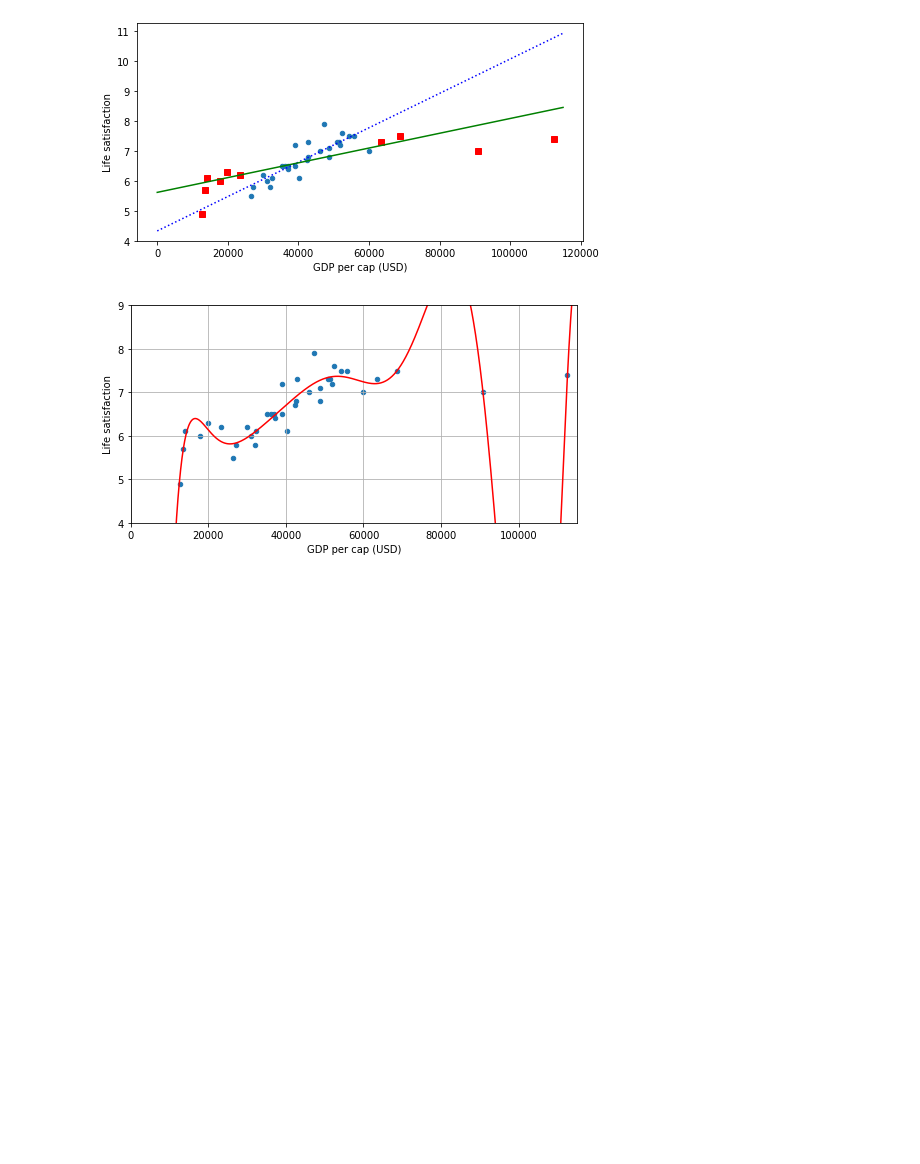
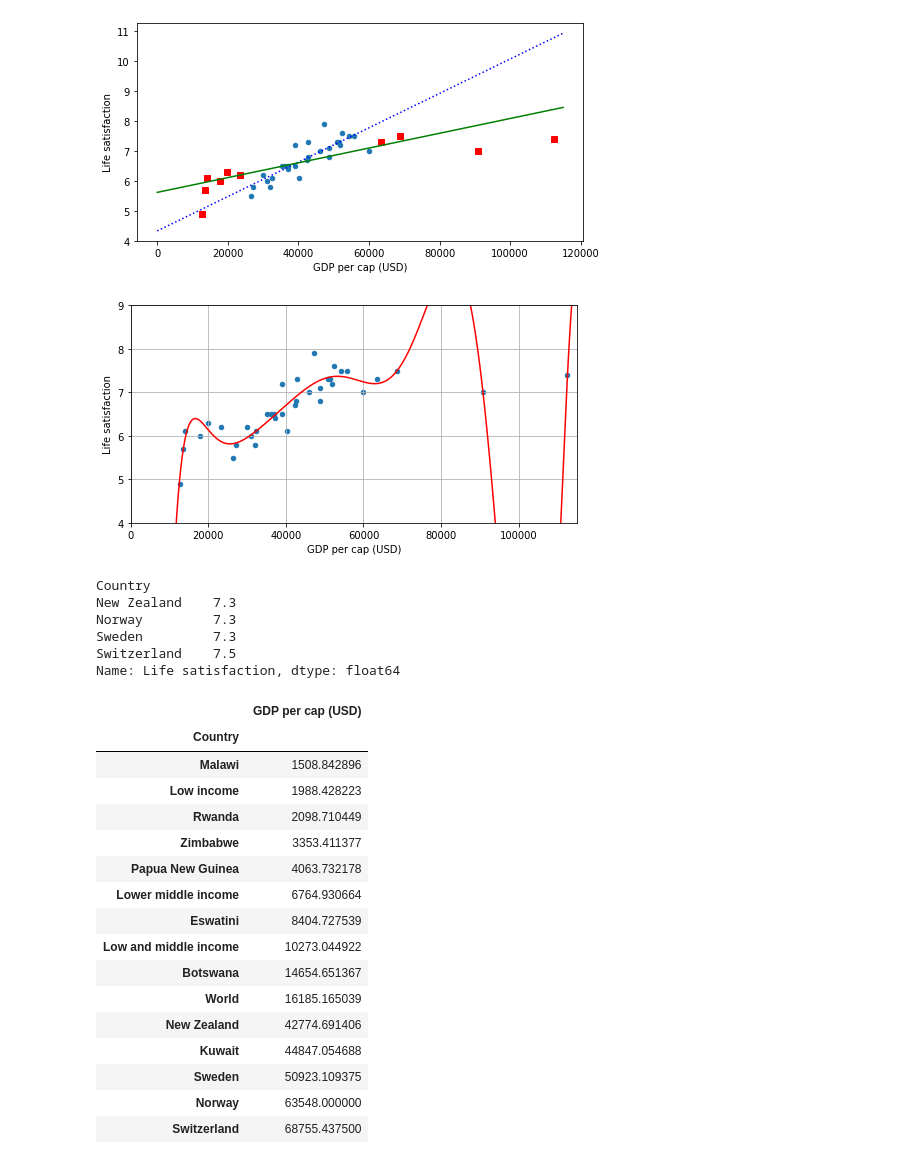
Before and after one commit to Slontus/data, a Jupyter notebook: bli.ipynb, the cells around one changed output. Drawn from its saved outputs; the diff is of its cells as text; code cells hidden in the pictures; blank space fills up the shorter version.

```diff
--- a/bli.ipynb
+++ b/bli.ipynb
@@ -255,3 +255,34 @@ plt.axis([0, 115_000, 4, 9])
 plt.show()
 # %% [output]
 [figure]
+# %%
+w_countries = [c for c in full_data.index if 'W' in c.upper()]
+full_data.loc[w_countries]['Life satisfaction']
+# %% [output]
+Country
+New Zealand    7.3
+Norway         7.3
+Sweden         7.3
+Switzerland    7.5
+Name: Life satisfaction, dtype: float64
+# %%
+all_w_countries = [c for c in gdp2020.index if 'W' in c.upper()]
+gdp2020.loc[all_w_countries].sort_values(by='GDP per cap (USD)')
+# %% [output]
+|  | GDP per cap (USD) |
+| Country |  |
+| Malawi | 1508.842896 |
+| Low income | 1988.428223 |
+| Rwanda | 2098.710449 |
+| Zimbabwe | 3353.411377 |
+| Papua New Guinea | 4063.732178 |
+| Lower middle income | 6764.930664 |
+| Eswatini | 8404.727539 |
+| Low and middle income | 10273.044922 |
+| Botswana | 14654.651367 |
+| World | 16185.165039 |
+| New Zealand | 42774.691406 |
+| Kuwait | 44847.054688 |
+| Sweden | 50923.109375 |
+| Norway | 63548.000000 |
+| Switzerland | 68755.437500 |
```
Also changed, not shown: parts of 1 cell of this notebook.
